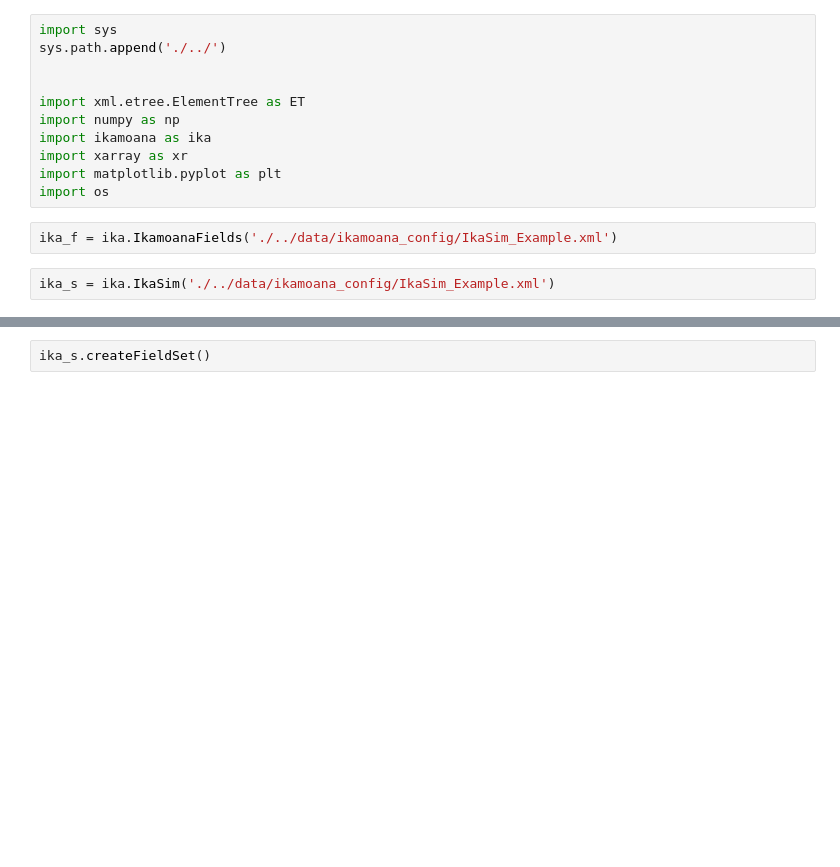
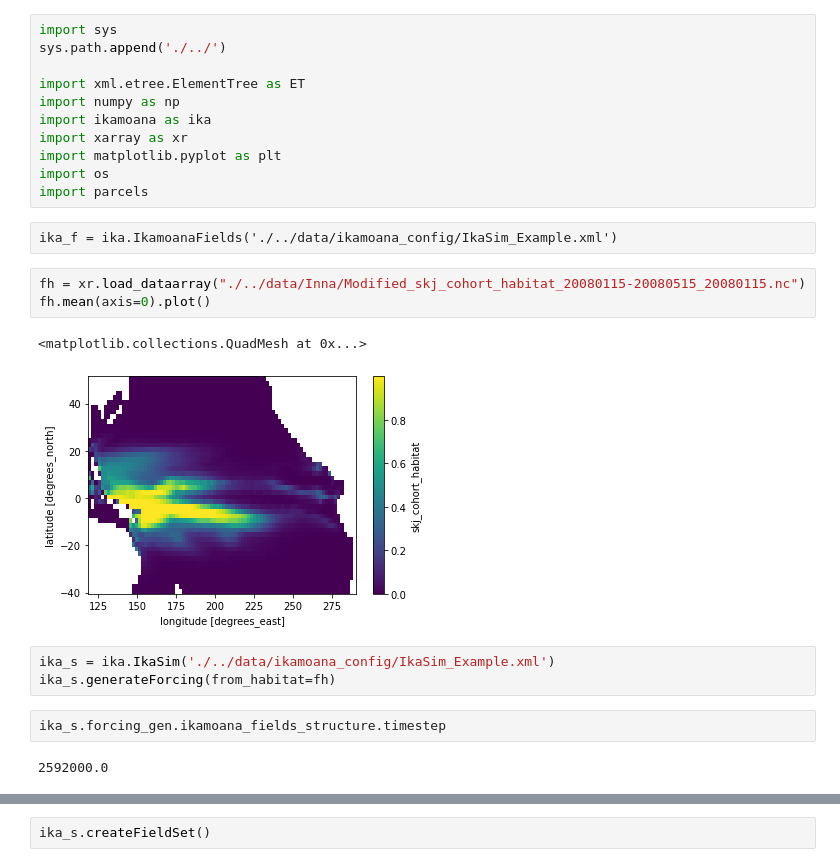
Before and after one commit to PacificCommunity/OFP-Ikamoana, a Jupyter notebook: notebook/Sandbox.ipynb, the cells around one changed output, grey strips where cells are left out. Saved outputs shown, nothing was run; the diff lists cells and outputs as text; blank space fills up the shorter version.

```diff
--- a/notebook/Sandbox.ipynb
+++ b/notebook/Sandbox.ipynb
@@ -1,7 +1,6 @@
 # %%
 import sys
 sys.path.append('./../')
-
 
 import xml.etree.ElementTree as ET
 import numpy as np
@@ -9,7 +8,19 @@ import ikamoana as ika
 import xarray as xr
 import matplotlib.pyplot as plt
 import os
+import parcels
+# %% [raw]
+ika_f = ika.IkamoanaFields('./../data/ikamoana_config/IkaSim_Example.xml')
+# %%
+fh = xr.load_dataarray("./../data/Inna/Modified_skj_cohort_habitat_20080115-20080515_20080115.nc")
+fh.mean(axis=0).plot()
+# %% [output]
+<matplotlib.collections.QuadMesh at 0x...>
+[figure, added]
 # %%
-ika_f = ika.IkamoanaFields('./../data/ikamoana_config/IkaSim_Example.xml')
+ika_s = ika.IkaSim('./../data/ikamoana_config/IkaSim_Example.xml')
+ika_s.generateForcing(from_habitat=fh)
-# %%
-ika_s = ika.IkaSim('./../data/ikamoana_config/IkaSim_Example.xml')
+# %%
+ika_s.forcing_gen.ikamoana_fields_structure.timestep
+# %% [output]
+2592000.0
```
Also changed, not shown: parts of 23 cells of this notebook, 14 other files.
